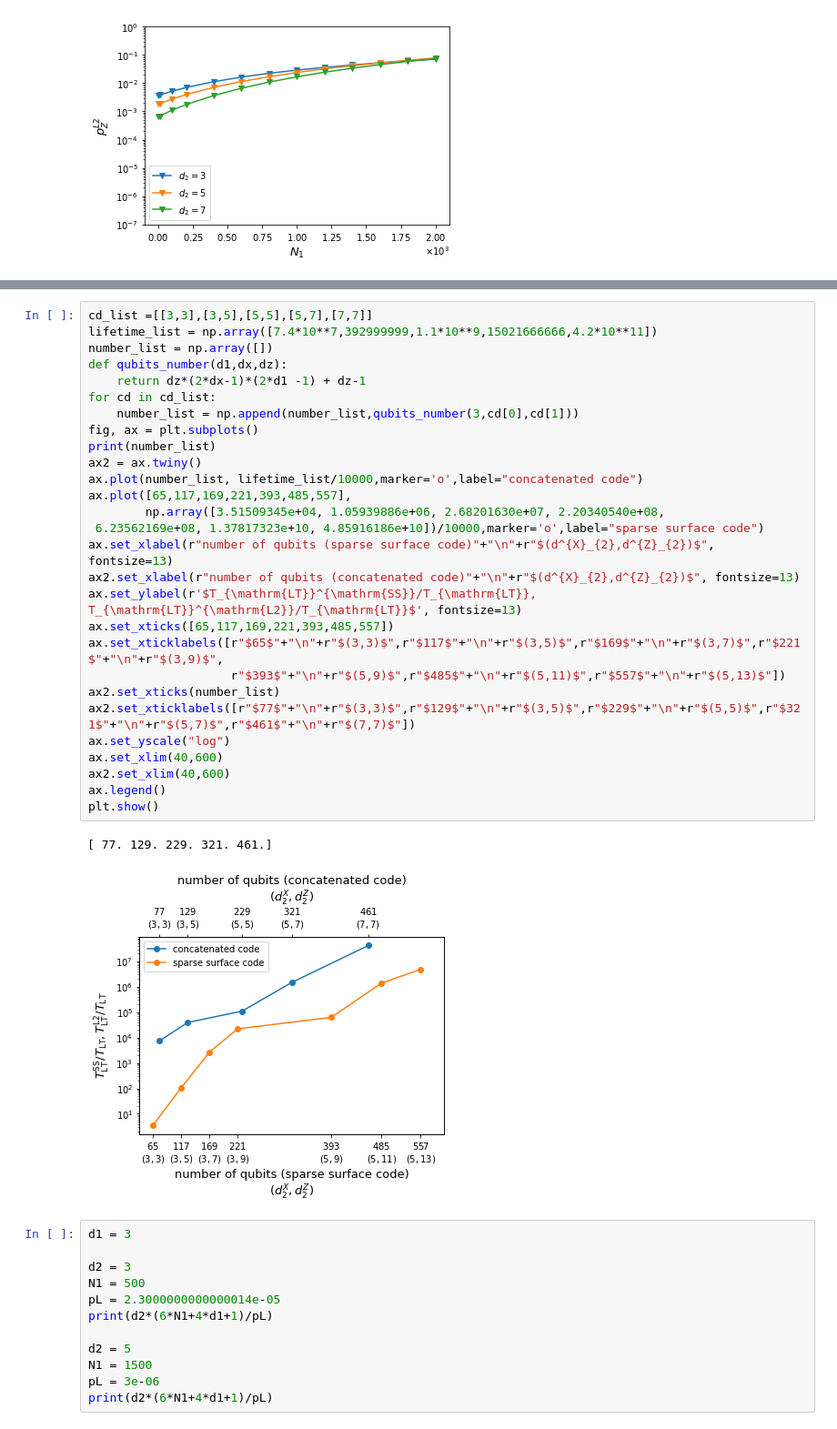
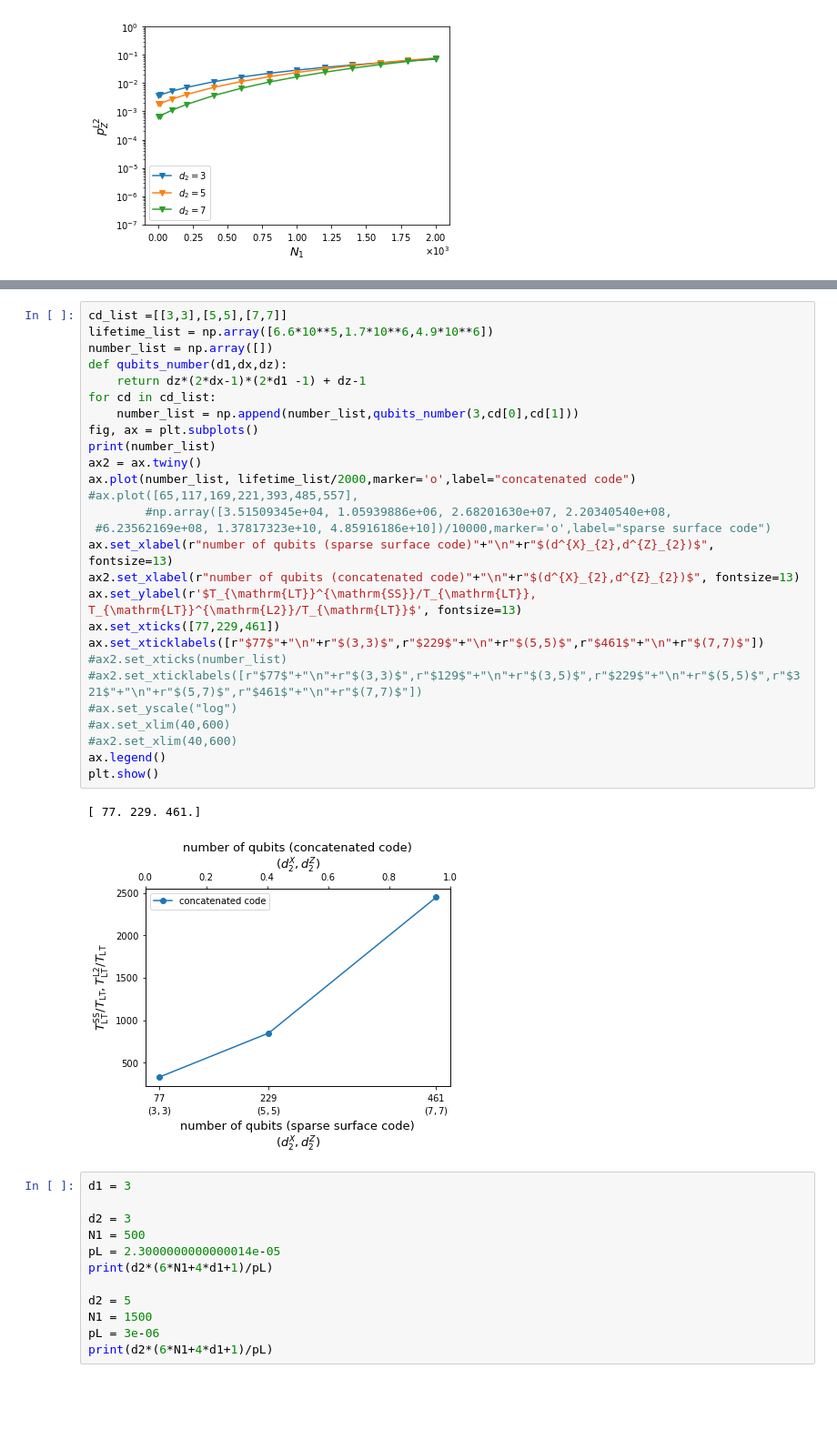
Before and after one commit to kono0924/Fujii-lab, a Jupyter notebook: surface_realistic/realistic_single_round/csv_view_0.005.ipynb, the cells around one changed output, grey strips where cells are left out. Shown at 91% size. Cells and saved outputs as stored; diff of their text form; blank space fills up the shorter version.

```diff
--- a/surface_realistic/realistic_single_round/csv_view_0.005.ipynb
+++ b/surface_realistic/realistic_single_round/csv_view_0.005.ipynb
@@ -285,35 +285,34 @@ plt.show()
 [figure]
 # %%
-cd_list =[[3,3],[3,5],[5,5],[5,7],[7,7]]
-lifetime_list = np.array([7.4*10**7,392999999,1.1*10**9,15021666666,4.2*10**11])
+cd_list =[[3,3],[5,5],[7,7]]
+lifetime_list = np.array([6.6*10**5,1.7*10**6,4.9*10**6])
 number_list = np.array([])
 def qubits_number(d1,dx,dz):
     return dz*(2*dx-1)*(2*d1 -1) + dz-1
 for cd in cd_list:
     number_list = np.append(number_list,qubits_number(3,cd[0],cd[1]))
 fig, ax = plt.subplots()
 print(number_list)
 ax2 = ax.twiny()
-ax.plot(number_list, lifetime_list/10000,marker='o',label="concatenated code")
-ax.plot([65,117,169,221,393,485,557],
-        np.array([3.51509345e+04, 1.05939886e+06, 2.68201630e+07, 2.20340540e+08,
- 6.23562169e+08, 1.37817323e+10, 4.85916186e+10])/10000,marker='o',label="sparse surface code")
+ax.plot(number_list, lifetime_list/2000,marker='o',label="concatenated code")
+#ax.plot([65,117,169,221,393,485,557],
+        #np.array([3.51509345e+04, 1.05939886e+06, 2.68201630e+07, 2.20340540e+08,
+ #6.23562169e+08, 1.37817323e+10, 4.85916186e+10])/10000,marker='o',label="sparse surface code")
 ax.set_xlabel(r"number of qubits (sparse surface code)"+"\n"+r"$(d^{X}_{2},d^{Z}_{2})$", fontsize=13)
 ax2.set_xlabel(r"number of qubits (concatenated code)"+"\n"+r"$(d^{X}_{2},d^{Z}_{2})$", fontsize=13)
 ax.set_ylabel(r'$T_{\mathrm{LT}}^{\mathrm{SS}}/T_{\mathrm{LT}}, T_{\mathrm{LT}}^{\mathrm{L2}}/T_{\mathrm{LT}}$', fontsize=13)
-ax.set_xticks([65,117,169,221,393,485,557])
-ax.set_xticklabels([r"$65$"+"\n"+r"$(3,3)$",r"$117$"+"\n"+r"$(3,5)$",r"$169$"+"\n"+r"$(3,7)$",r"$221$"+"\n"+r"$(3,9)$",
-                    r"$393$"+"\n"+r"$(5,9)$",r"$485$"+"\n"+r"$(5,11)$",r"$557$"+"\n"+r"$(5,13)$"])
-ax2.set_xticks(number_list)
-ax2.set_xticklabels([r"$77$"+"\n"+r"$(3,3)$",r"$129$"+"\n"+r"$(3,5)$",r"$229$"+"\n"+r"$(5,5)$",r"$321$"+"\n"+r"$(5,7)$",r"$461$"+"\n"+r"$(7,7)$"])
-ax.set_yscale("log")
-ax.set_xlim(40,600)
-ax2.set_xlim(40,600)
+ax.set_xticks([77,229,461])
+ax.set_xticklabels([r"$77$"+"\n"+r"$(3,3)$",r"$229$"+"\n"+r"$(5,5)$",r"$461$"+"\n"+r"$(7,7)$"])
+#ax2.set_xticks(number_list)
+#ax2.set_xticklabels([r"$77$"+"\n"+r"$(3,3)$",r"$129$"+"\n"+r"$(3,5)$",r"$229$"+"\n"+r"$(5,5)$",r"$321$"+"\n"+r"$(5,7)$",r"$461$"+"\n"+r"$(7,7)$"])
+#ax.set_yscale("log")
+#ax.set_xlim(40,600)
+#ax2.set_xlim(40,600)
 ax.legend()
 plt.show()
 # %% [output]
-[ 77. 129. 229. 321. 461.]
+[ 77. 229. 461.]
-[figure, old version]
+[figure, new version]
 # %%
 d1 = 3
 
```
Also changed, not shown: parts of 1 cell of this notebook.
